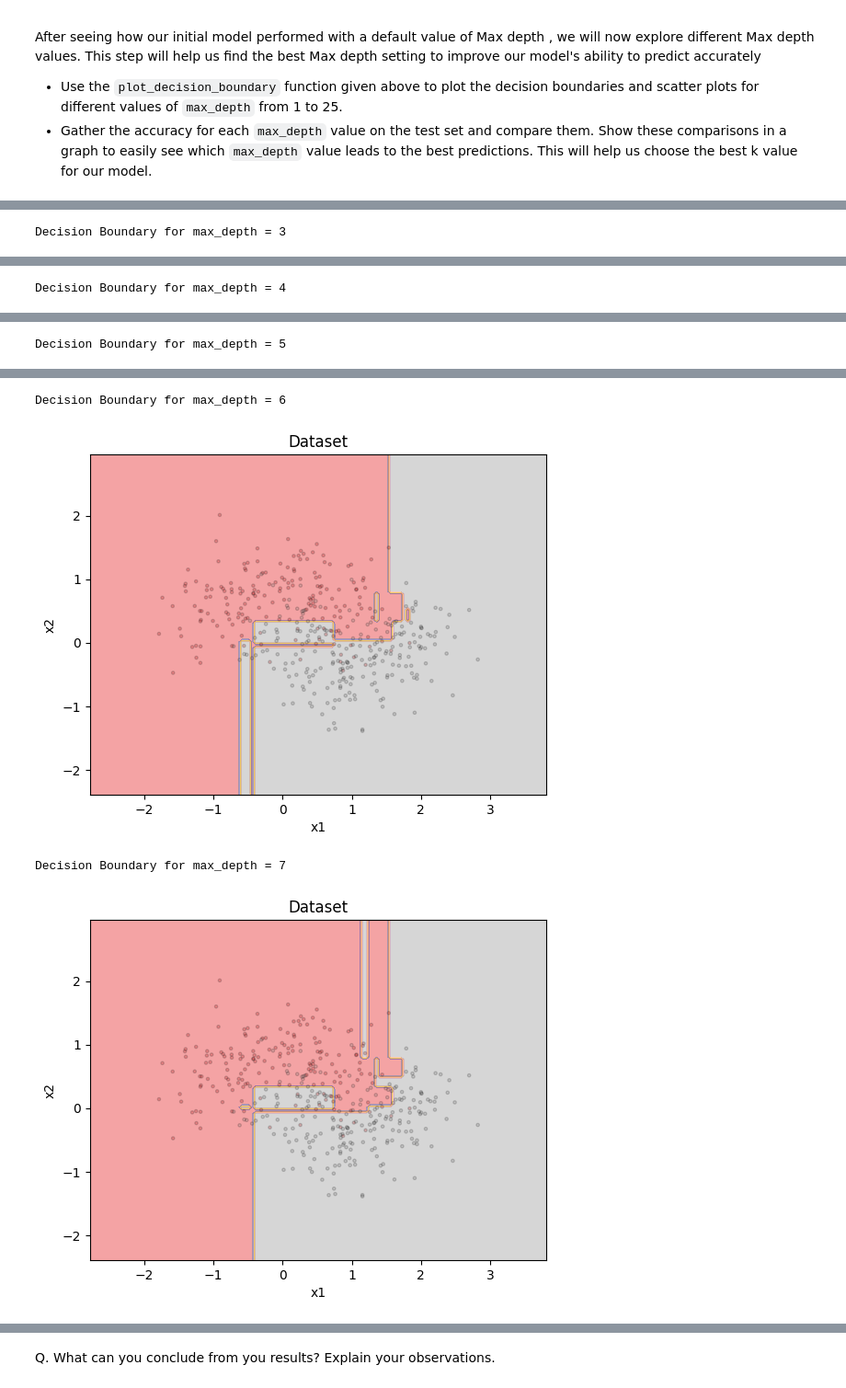
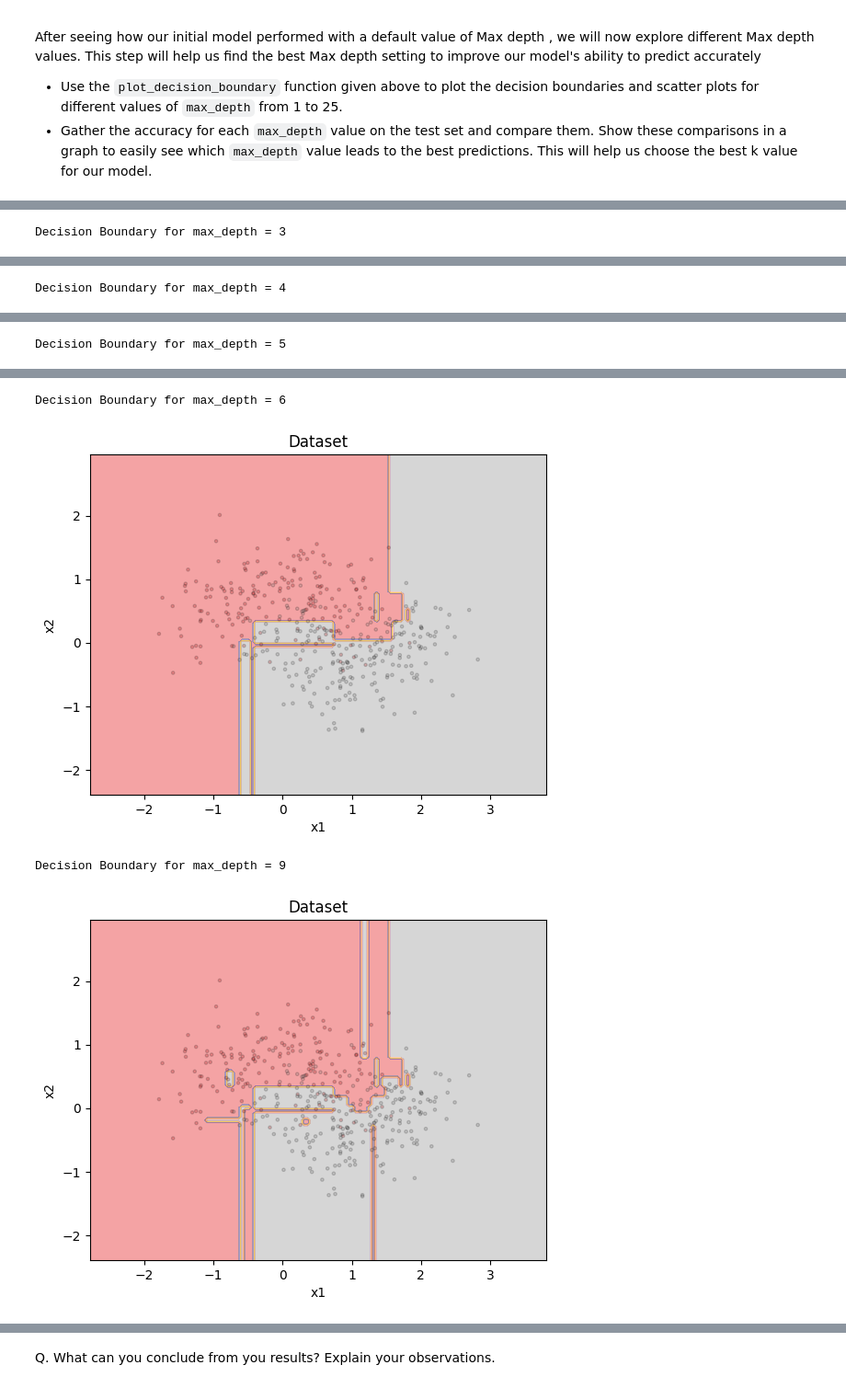
Before and after one commit to 27100340/ai-ml-pa2, a Jupyter notebook: Group(group_number)_S(section_number)_PA2.ipynb, the cells around one changed output, grey strips where cells are left out. Shown at 92% size. Cells and saved outputs as stored; diff of their text form; code cells hidden in the pictures.

```diff
--- a/Group(group_number)_S(section_number)_PA2.ipynb
+++ b/Group(group_number)_S(section_number)_PA2.ipynb
@@ -925,6 +1078,7 @@ class DecisionTree:
             self.n_features = X.shape[1]
 
         # with tqdm(total=self.max_depth, desc="Building decision tree", position=0, leave=False) as pbar:
+            pbar = 0
             self.root = self.make_tree(X, y, depth=0, pbar=pbar)
 
     def predict(self, X_test):
@@ -1118,8 +1272,8 @@ After seeing how our initial model performed with a default value of Max depth ,
 
 model_accuracies = []
 
-with tqdm(total=24, desc="Training decision trees", position=0, leave=True) as pbar:
-    for max_depth in range(1, 25):
+with tqdm(total=25, desc="Training decision trees", position=0, leave=True) as pbar:
+    for max_depth in range(1, 26):
         tree = DecisionTree(max_depth=max_depth)
         tree.fit(X_train_cp, y_train_cp)
 
@@ -1128,35 +1282,35 @@ with tqdm(total=24, desc="Training decision trees", position=0, leave=True) as p
         accuracy = accuracy_score(y_test_cp.get(), cp.asarray(dt_y_pred).get())
 
 
         model_accuracies.append(accuracy)
         pbar.set_postfix({"Max Depth": max_depth, "Accuracy": f"{accuracy:.2f}"})
         pbar.update(1)
 
         X_test_np = X_test_cp.get()
         y_test_np = y_test_cp.get()
         print(f"Decision Boundary for max_depth = {max_depth}")
         plot_decision_boundary(tree, X_test_np, y_test_np)
         # plt.title(f"Decision Boundary for max_depth = {max_depth}")
         # plt.show()
 
 
 for i, acc in enumerate(model_accuracies, start=1):
     print(f"Accuracy for max_depth {i}: {acc}")
 # %% [output]
 Decision Boundary for max_depth = 1
 [figure]
 Decision Boundary for max_depth = 2
 [figure]
 Decision Boundary for max_depth = 3
 [figure]
 Decision Boundary for max_depth = 4
 [figure]
 Decision Boundary for max_depth = 5
 [figure]
 Decision Boundary for max_depth = 6
 [figure]
-Decision Boundary for max_depth = 7
+Decision Boundary for max_depth = 9
-[figure, old version]
+[figure, new version]
 # %%
 # TODO: Plot the accuracies of the model for different values of max_depth
 max_depth_values = list(range(1, 26))
```
Also changed, not shown: parts of 12 cells of this notebook.
